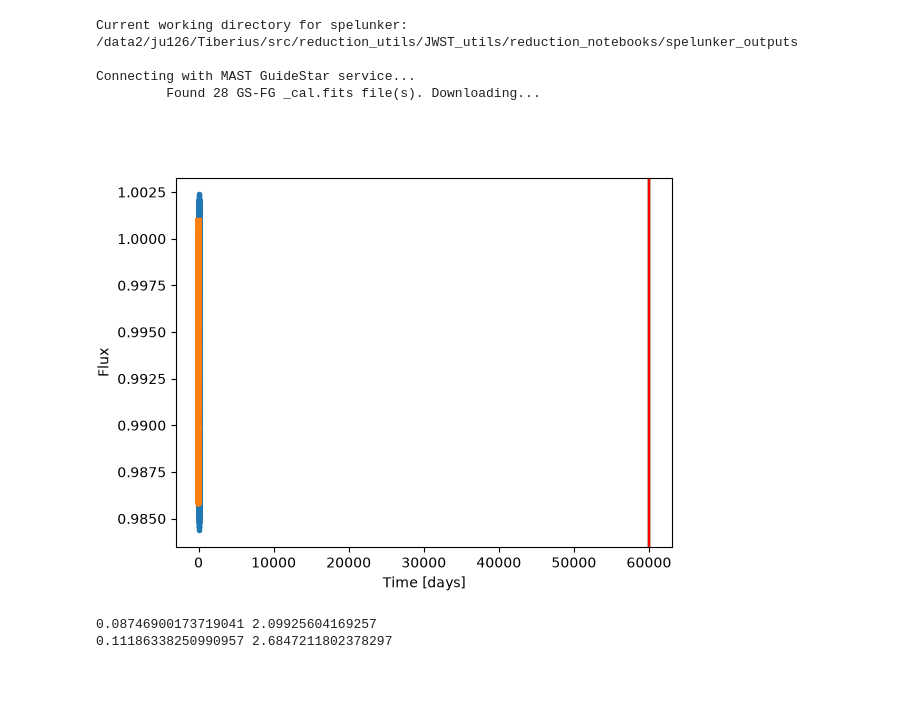
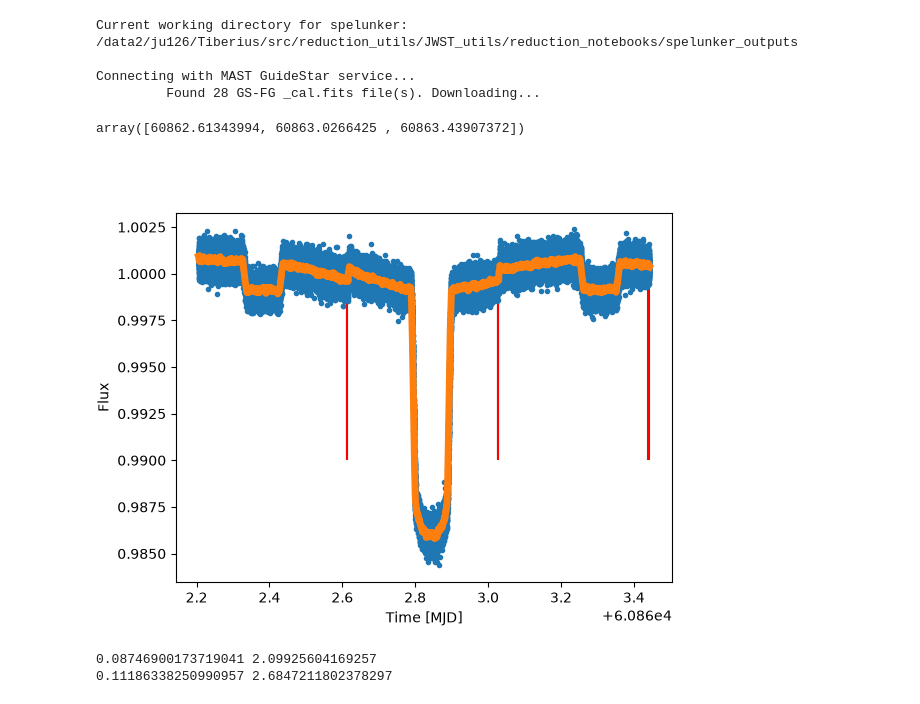
Before and after one commit to J-Ulik/Tiberius, a Jupyter notebook: src/reduction_utils/JWST_utils/reduction_notebooks/4_light_curve_creation.ipynb, the cells around one changed output. Cells and saved outputs as stored; diff of their text form; code cells hidden in the pictures.

Commit message:
Plotting HGA events nicely on WL curve

```diff
--- a/src/reduction_utils/JWST_utils/reduction_notebooks/4_light_curve_creation.ipynb
+++ b/src/reduction_utils/JWST_utils/reduction_notebooks/4_light_curve_creation.ipynb
@@ -91,8 +89,9 @@ wl_f_norm,wl_e_norm = wb.normalise_flux(wl_f,wl_e,contact1,contact4)
 
 time_norm = time - int(time[0])
 # %%
-# Getting mirror shift events
-pid = fits.open("../../../../../data/uncals/jw05022001001_04102_00001-seg001_nrs1_uncal.fits")[0].header["PROGRAM"]
+# Getting JWST engineering data using spelunker
+metadata = fits.open("../../../../../data/uncals/jw05022001001_04102_00001-seg001_nrs1_uncal.fits")[0].header
+pid = metadata["PROGRAM"]
 spk = sp.load(pid=pid)
 
 # Enter your MAST API token from https://auth.mast.stsci.edu/tokens here!
@@ -103,19 +102,30 @@ Current working directory for spelunker: /data2/ju126/Tiberius/src/reduction_uti
 
 Connecting with MAST GuideStar service...
          Found 28 GS-FG _cal.fits file(s). Downloading...
-# %%
-# I think you can see all available mnemonics here tho maybe there's a better location - https://mast.stsci.edu/viz/api/v0.1/info/mnemonics
-fig, ax = plt.subplots()
-ax = spk.mnemonics('SA_ZHGAUPST', 60067.84, 60067.9) # plots the start and end of high gain antenna movement
-
-# unweighted mean light curve
-plt.plot(time_norm,wl_f_norm[0],marker='.',ls="None")
-plt.plot(time_norm,gaussian_filter(wl_f_norm[0], 20),lw=5)
-plt.xlabel("Time [days]") # Need to convert this into actual days
-plt.ylabel("Flux")
-plt.show()
-# %% [output]
-[figure, removed]
+# %%
+hga_events[0][np.where(hga_events[1] == 'START')[0]].astype(np.float64)
+# %% [output]
+array([60862.61343994, 60863.0266425 , 60863.43907372])
+# %%
+# I think you can see all available mnemonics here https://outerspace.stsci.edu/spaces/MASTDOCS/pages/113771335/Engineering+Data
+# or there is a list at https://mast.stsci.edu/viz/api/v0.1/info/mnemonics
+# For info on spelunker visit https://jwst-fgs-spelunker.readthedocs.io/en/latest/user/fgs-spelunker_quickstart.html or also https://jwst-fgs-spelunker.readthedocs.io/en/latest/api.html is useful
+# Some info about JWST engineering noise sources here - https://jwst-docs.stsci.edu/methods-and-roadmaps/jwst-time-series-observations/jwst-time-series-observations-noise-sources
+plt.figure()
+hga_events = np.array(spk.mnemonics_event_hga)
+hga_start = hga_events[0][np.where(hga_events[1] == 'START')[0]].astype(np.float64)
+hga_stop = hga_events[0][np.where(hga_events[1] == 'STOP')[0]].astype(np.float64)
+plt.vlines(hga_start, 0.99, 1, color='green')
+plt.vlines(hga_stop, 0.99, 1, color='red')
+
+# unweighted mean light curve
+plt.plot(time,wl_f_norm[0],marker='.',ls="None")
+plt.plot(time,gaussian_filter(wl_f_norm[0], 20),lw=5)
+plt.xlabel("Time [MJD]")
+plt.ylabel("Flux")
+plt.show()
+# %% [output]
+[figure, added]
 # %%
 tf = time[contact3] - time[contact2]
 tt = time[contact4] - time[contact1]
```
Also changed, not shown: parts of 3 cells of this notebook, 1 other file.
